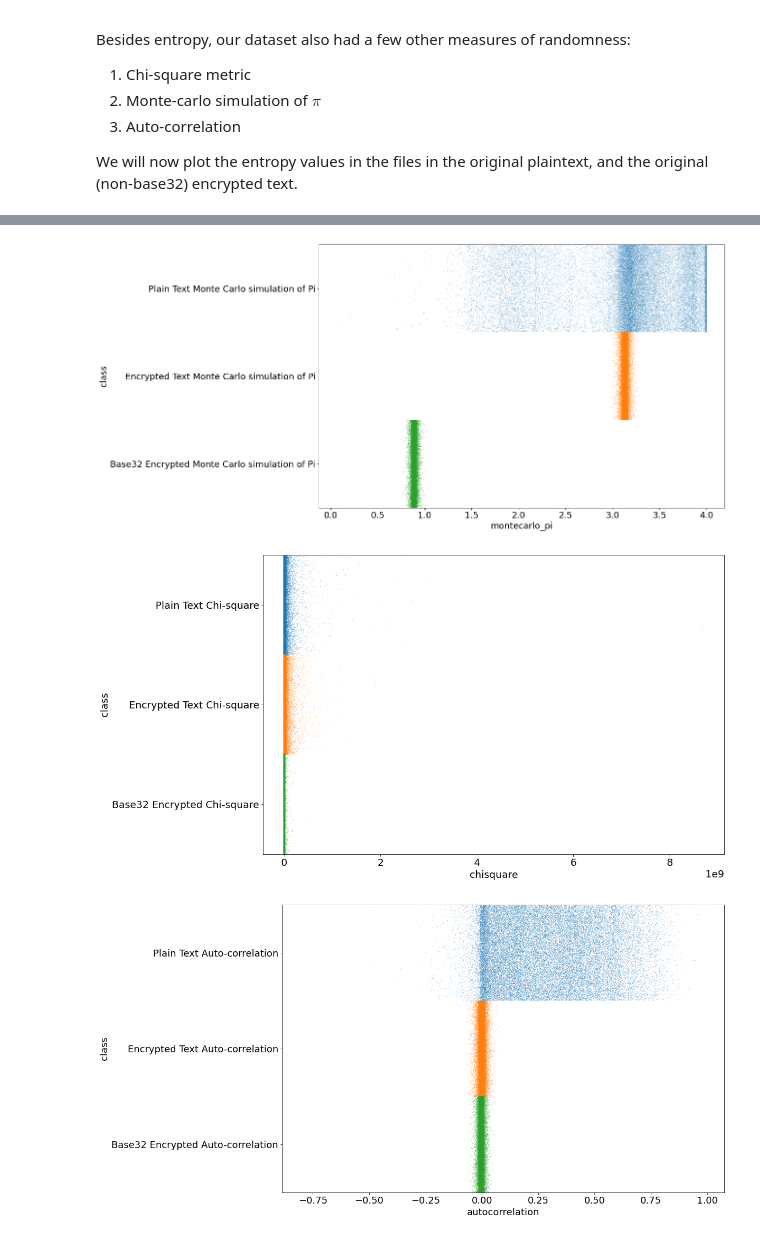
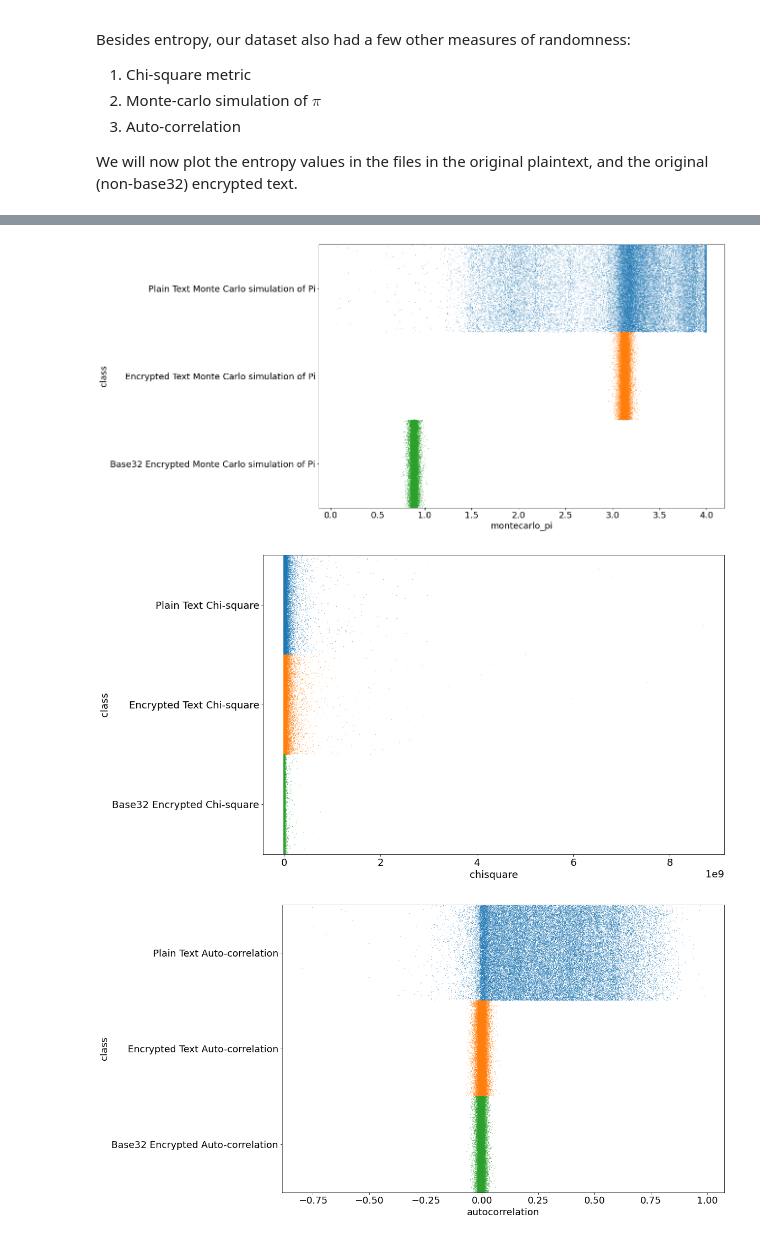
Before and after one commit to bhattacharjee/silver-garbanzo, a Jupyter notebook: ransomware_detection_adversarial_attack.ipynb, the cells around one changed output, grey strips where cells are left out. Drawn from its saved outputs; the diff is of its cells as text; code cells hidden in the pictures.

```diff
--- a/ransomware_detection_adversarial_attack.ipynb
+++ b/ransomware_detection_adversarial_attack.ipynb
@@ -263,7 +284,7 @@ def plot_strip_plot(column, columnstr):
     encrypted_base32_entropy["class"] = f"Base32 Encrypted {columnstr}"
 
     df = pd.concat([plaintext_entropy, encrypted_entropy, encrypted_base32_entropy])
-    sns.stripplot(data=df, y="class", x=column, jitter=0.5, size=0.7)
+    sns.stripplot(data=df, y="class", x=column, jitter=0.5, size=1.0)
     plt.show()
 
 plot_strip_plot("shannon_entropy", "Shannon Entropy")
@@ -278,3 +299,3 @@ plot_strip_plot("autocorrelation", "Auto-correlation")
-[figure, old version]
+[figure, new version]
 [figure]
-[figure, old version]
+[figure, new version]
```
Also changed, not shown: parts of 2 cells of this notebook.
